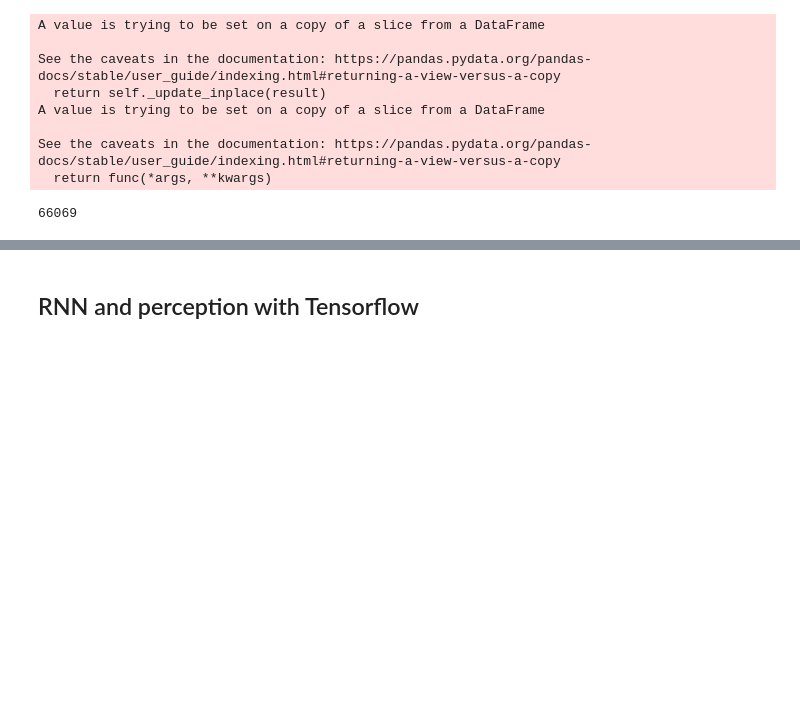
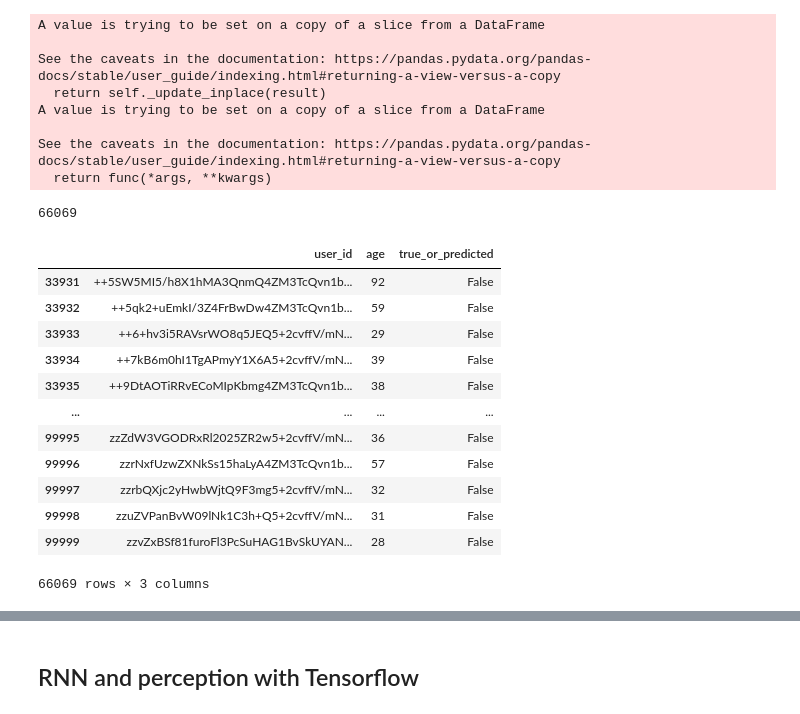
Before and after one commit to anhvung/revelio, a Jupyter notebook: Revelio Labs basic version.ipynb, the cells around one changed output, grey strips where cells are left out. Cells and saved outputs as stored; diff of their text form; code cells hidden in the pictures; blank space fills up the shorter version.

```diff
--- a/Revelio Labs basic version.ipynb
+++ b/Revelio Labs basic version.ipynb
@@ -618,4 +618,22 @@ today=now.year+now.month/13
 df_all['age']=(today-df_all['label']).astype(int)
 df_all=df_all[['age','true_or_predicted']]
 df_all.reset_index(inplace=True)
+# %%
+tamere=df_all[~df_all['true_or_predicted']]
+tamere.reset_index(drop=True)
+tamere
+# %% [output]
+|  | user_id | age | true_or_predicted |
+| 33931 | ++5SW5MI5/h8X1hMA3QnmQ4ZM3TcQvn1b... | 92 | False |
+| 33932 | ++5qk2+uEmkI/3Z4FrBwDw4ZM3TcQvn1b... | 59 | False |
+| 33933 | ++6+hv3i5RAVsrWO8q5JEQ5+2cvffV/mN... | 29 | False |
+| 33934 | ++7kB6m0hI1TgAPmyY1X6A5+2cvffV/mN... | 39 | False |
+| 33935 | ++9DtAOTiRRvECoMIpKbmg4ZM3TcQvn1b... | 38 | False |
+| ... | ... | ... | ... |
+| 99995 | zzZdW3VGODRxRl2025ZR2w5+2cvffV/mN... | 36 | False |
+| 99996 | zzrNxfUzwZXNkSs15haLyA4ZM3TcQvn1b... | 57 | False |
+| 99997 | zzrbQXjc2yHwbWjtQ9F3mg5+2cvffV/mN... | 32 | False |
+| 99998 | zzuZVPanBvW09lNk1C3h+Q5+2cvffV/mN... | 31 | False |
+| 99999 | zzvZxBSf81furoFl3PcSuHAG1BvSkUYAN... | 28 | False |
+66069 rows × 3 columns
 # %%
```
Also changed, not shown: parts of 1 cell of this notebook.
